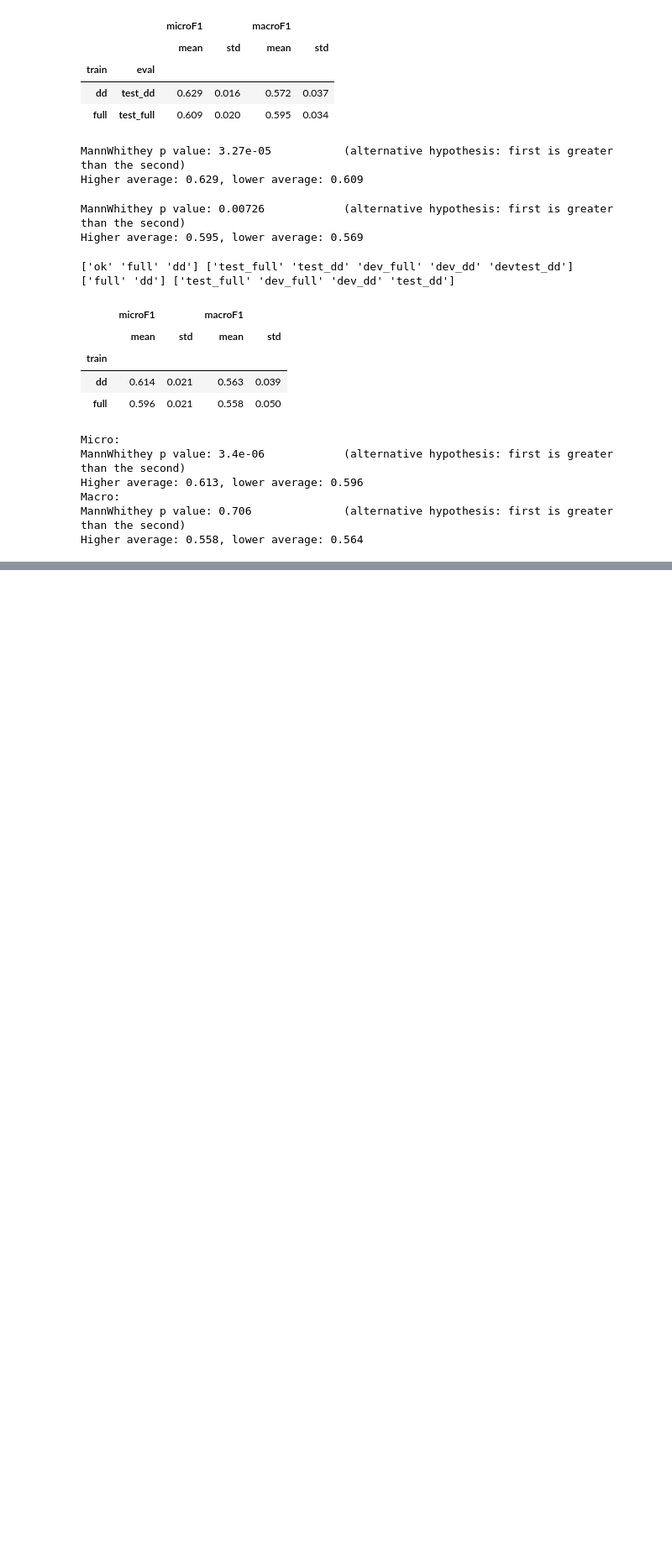
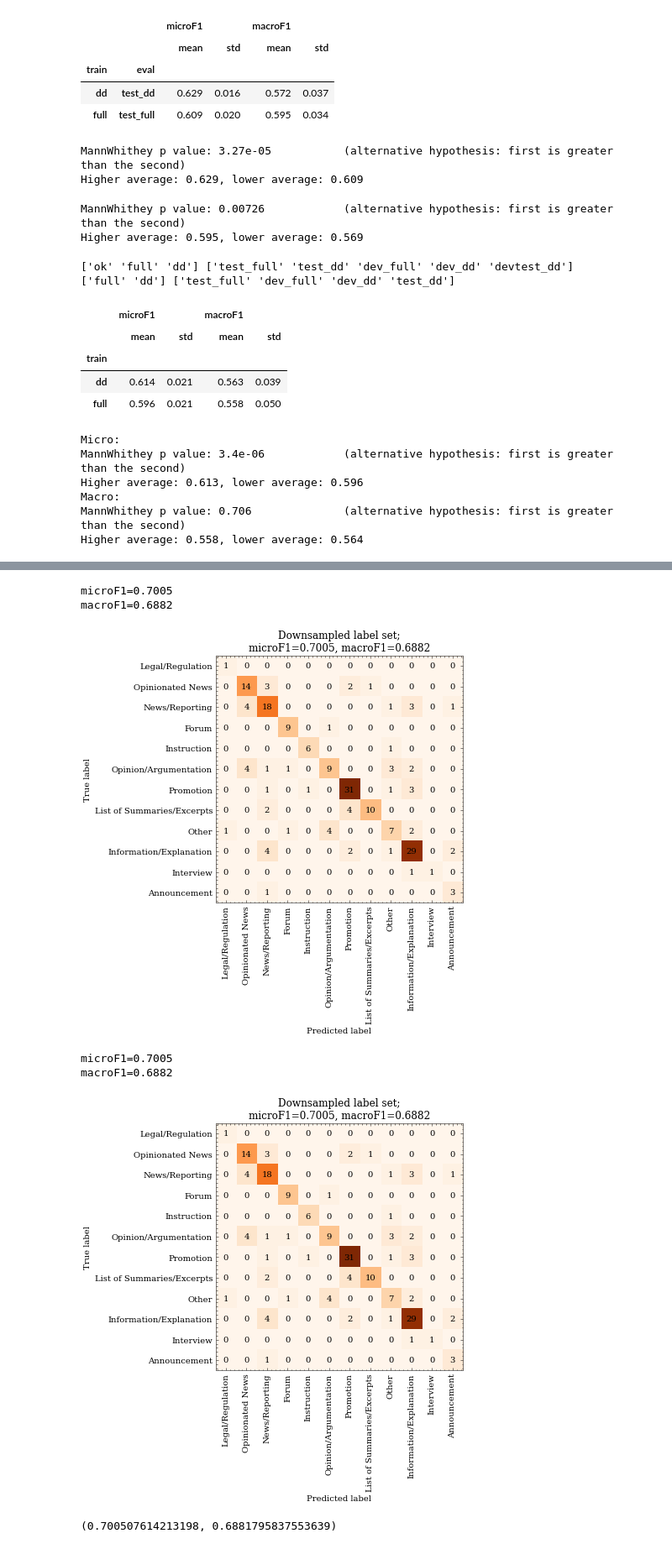
Before and after one commit to TajaKuzman/Transformers-GINCO-Experiments, a Jupyter notebook: 22_paper_plots_and_tables.ipynb, the cells around one changed output, grey strips where cells are left out. Shown at 84% size. Cells and saved outputs as stored; diff of their text form; code cells hidden in the pictures; blank space fills up the shorter version.

```diff
--- a/22_paper_plots_and_tables.ipynb
+++ b/22_paper_plots_and_tables.ipynb
@@ -438,0 +516,26 @@ Higher average: 0.558, lower average: 0.564
+# %%
+df = pd.concat(
+    [read_record(file) for file in [
+    #  "backup_12.txt",
+    #  "backup_12_1.txt",
+    #  "backup_12_2.txt",
+    # "backup_15.txt",
+    # "backup_16.txt",
+    #  "backup_17.txt",
+    #  "backup_17__2.txt",
+    # "backup_18.txt",
+    # "backup_18_2.txt",
+    # "backup_20.txt",
+    # "backup_20_2.txt",
+    # "backup_20.txt",
+    # "backup_20_2.txt",
+    "backup_21.txt",
+    ]], ignore_index=True)
+df = df.dropna().reset_index(drop=True)
+print(df.train.unique(), df["eval"].unique())
+
+c1 = df.train == "downsampled_dd"
+
+c2 = df["eval"] == "downsampled_test_dd"
+
+df[c1&c2].sort_values("microF1", ascending=False)[0:3]
@@ -438,0 +548,26 @@ Higher average: 0.558, lower average: 0.564
+# %%
+i = 2
+y_true = df.loc[i, "y_true"]
+y_pred = df.loc[i, "y_pred"]
+
+y_true = [REDUCED_NUM_TO_STR_NO_PREFIX[i] for i in y_true]
+y_pred = [REDUCED_NUM_TO_STR_NO_PREFIX[i] for i in y_pred]
+
+plot_cm(y_true, y_pred, labels=reduced_labels_no_prefix,
+        title="Downsampled label set", include_metrics=True,
+        figsize=(7,7),
+        save="/home/peterr/macocu/task5_webgenres/paper/CM_downsampled_labels.pdf"
+        )
+plot_cm(y_true, y_pred, labels=reduced_labels_no_prefix,
+        title="Downsampled label set", include_metrics=True,
+        figsize=(7,7),
+        save="/home/peterr/macocu/task5_webgenres/paper/CM_downsampled_labels.png"
+        )
+# %% [output]
+microF1=0.7005
+macroF1=0.6882
+[figure, added]
+microF1=0.7005
+macroF1=0.6882
+[figure, added]
+(0.700507614213198, 0.6881795837553639)
```
Also changed, not shown: parts of 7 cells of this notebook.
